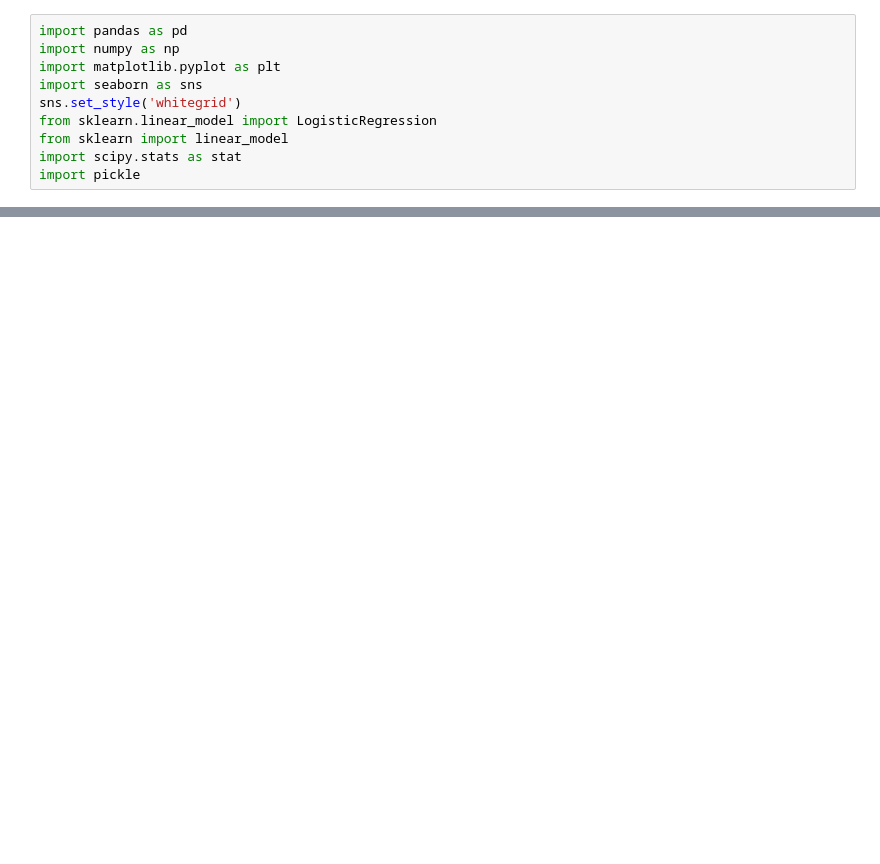
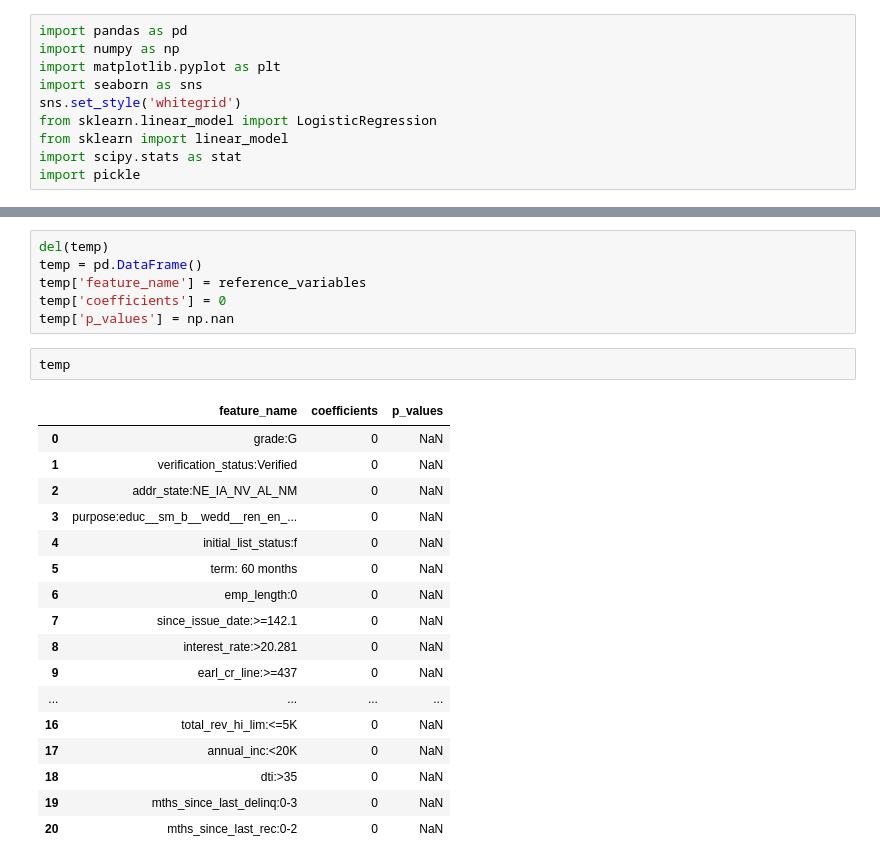
Before and after one commit to EmilSeyfullayev/Credit_Risk_Modeling_in_Python, a Jupyter notebook: Scoring.ipynb, the cells around one changed output, grey strips where cells are left out. Saved outputs shown, nothing was run; the diff lists cells and outputs as text; blank space fills up the shorter version.

```diff
--- a/Scoring.ipynb
+++ b/Scoring.ipynb
@@ -62,0 +170,26 @@ array([[ 1.19920637e+00,  9.60957332e-01,  7.67240462e-01,
+# %%
+del(temp)
+temp = pd.DataFrame()
+temp['feature_name'] = reference_variables
+temp['coefficients'] = 0
+temp['p_values'] = np.nan
+# %%
+temp
+# %% [output]
+|  | feature_name | coefficients | p_values |
+| 0 | grade:G | 0 | NaN |
+| 1 | verification_status:Verified | 0 | NaN |
+| 2 | addr_state:NE_IA_NV_AL_NM | 0 | NaN |
+| 3 | purpose:educ__sm_b__wedd__ren_en_... | 0 | NaN |
+| 4 | initial_list_status:f | 0 | NaN |
+| 5 | term: 60 months | 0 | NaN |
+| 6 | emp_length:0 | 0 | NaN |
+| 7 | since_issue_date:>=142.1 | 0 | NaN |
+| 8 | interest_rate:>20.281 | 0 | NaN |
+| 9 | earl_cr_line:>=437 | 0 | NaN |
+| ... | ... | ... | ... |
+| 16 | total_rev_hi_lim:<=5K | 0 | NaN |
+| 17 | annual_inc:<20K | 0 | NaN |
+| 18 | dti:>35 | 0 | NaN |
+| 19 | mths_since_last_delinq:0-3 | 0 | NaN |
+| 20 | mths_since_last_rec:0-2 | 0 | NaN |
```
Also changed, not shown: parts of 20 cells of this notebook.
